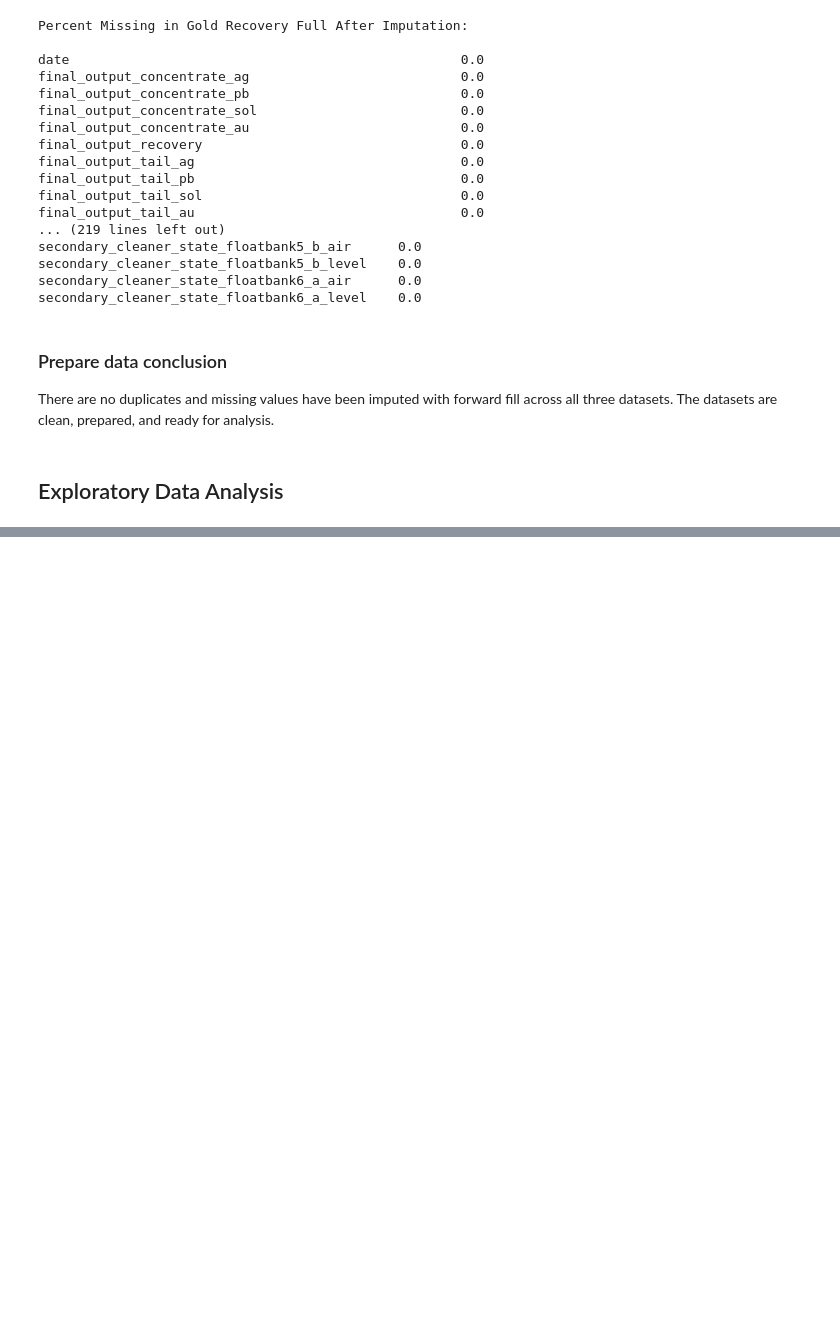
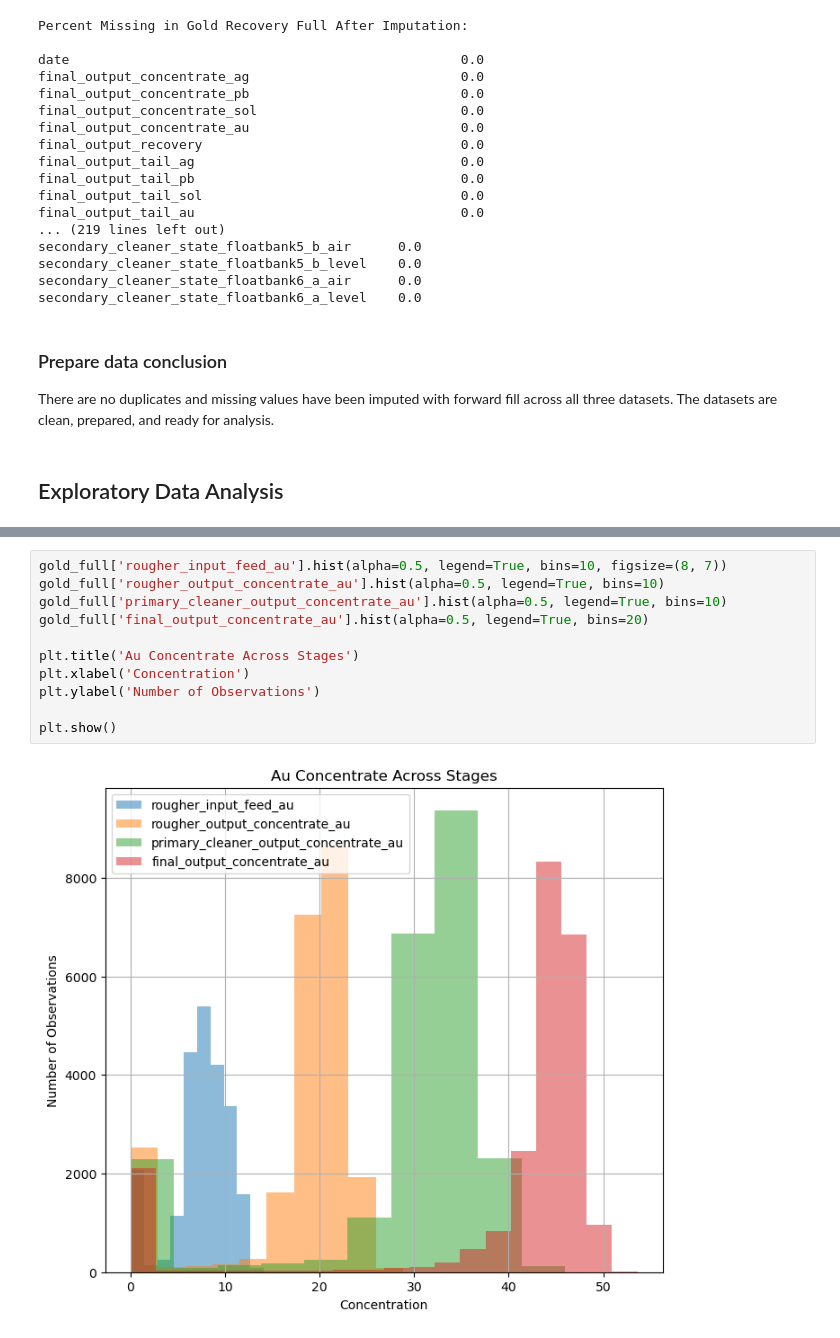
Before and after one commit to kellyshreeve/gold-recovery, a Jupyter notebook: gold-recovery-analysis.ipynb, the cells around one changed output, grey strips where cells are left out. Saved outputs shown, nothing was run; the diff lists cells and outputs as text; blank space fills up the shorter version.

```diff
--- a/gold-recovery-analysis.ipynb
+++ b/gold-recovery-analysis.ipynb
@@ -264,0 +316,13 @@ plt.show()
+# %%
+gold_full['rougher_input_feed_au'].hist(alpha=0.5, legend=True, bins=10, figsize=(8, 7))
+gold_full['rougher_output_concentrate_au'].hist(alpha=0.5, legend=True, bins=10)
+gold_full['primary_cleaner_output_concentrate_au'].hist(alpha=0.5, legend=True, bins=10)
+gold_full['final_output_concentrate_au'].hist(alpha=0.5, legend=True, bins=20)
+
+plt.title('Au Concentrate Across Stages')
+plt.xlabel('Concentration')
+plt.ylabel('Number of Observations')
+
+plt.show()
+# %% [output]
+[figure, added]
```
Also changed, not shown: parts of 10 cells of this notebook.
